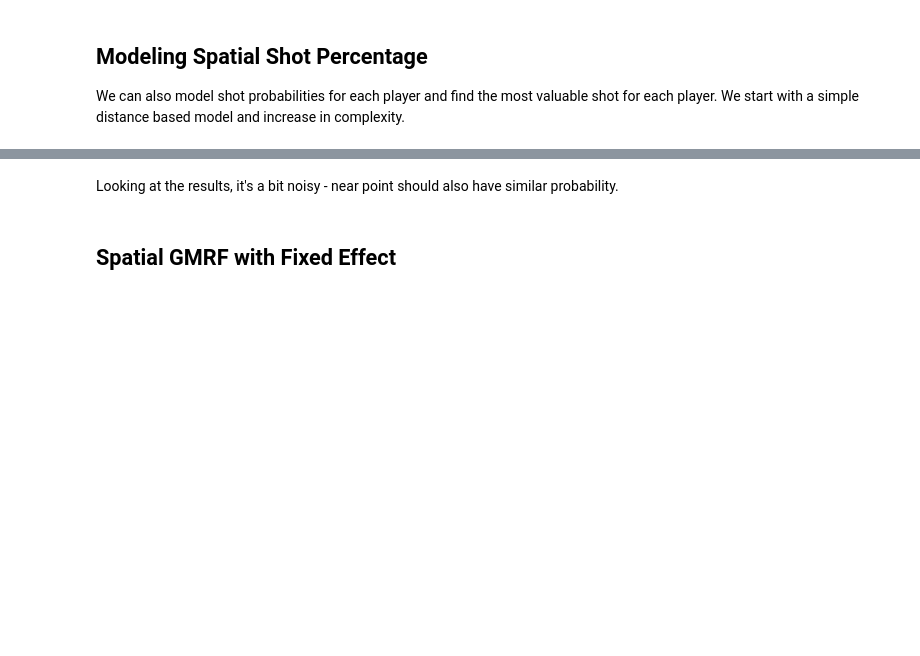
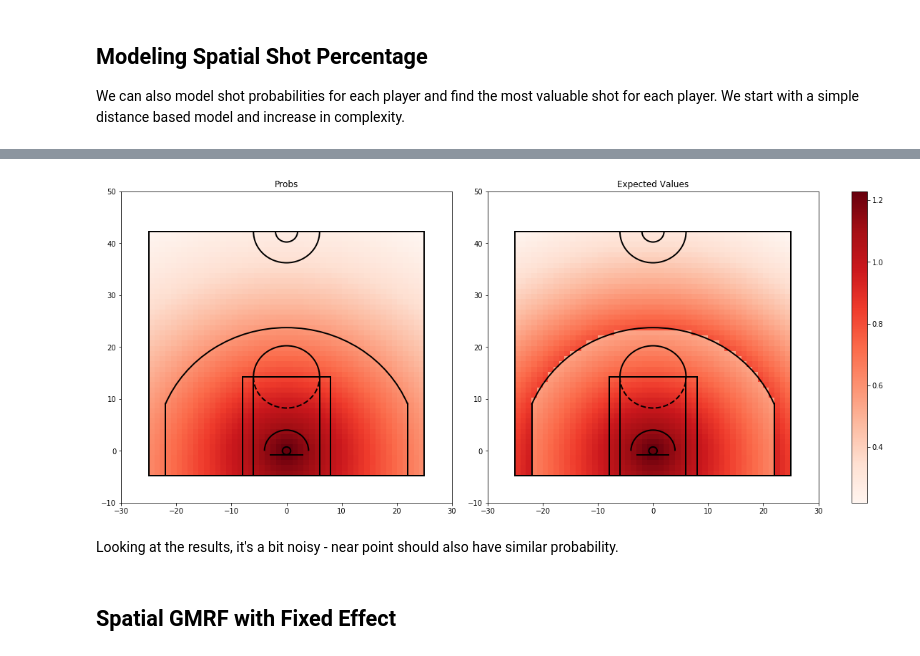
Before and after one commit to rmjiang7/bball-stuff, a Jupyter notebook: Shot Probability Maps.ipynb, the cells around one changed output, grey strips where cells are left out. Saved outputs shown, nothing was run; the diff lists cells and outputs as text; code cells hidden in the pictures; blank space fills up the shorter version.

```diff
--- a/Shot Probability Maps.ipynb
+++ b/Shot Probability Maps.ipynb
@@ -278,0 +351,23 @@ fig.set_size_inches(10,10)
+# %%
+fig, ax = plt.subplots(1, 2)
+
+ax[0] = draw_court(ax = ax[0], outer_lines = True)
+ax[0].set_xlim([-30, 30])
+ax[0].set_ylim([-10, 50])
+ax[0].set_title("Probs")
+p = ax[0].imshow(np.mean(probs, axis = 0).reshape(47,50), cmap = 'Reds', extent = ([-25,25,-4.75,-4.75 + 47]))
+ax[0].set_aspect(47/50)
+
+ax[1] = draw_court(ax = ax[1], outer_lines = True)
+ax[1].set_xlim([-30, 30])
+ax[1].set_ylim([-10, 50])
+ax[1].set_title("Expected Values")
+p = ax[1].imshow(np.mean(probs.reshape(-1,47,50)* pt_values, axis = 0), cmap = 'Reds', extent = ([-25,25,-4.75,-4.75 + 47]))
+ax[1].set_aspect(47/50)
+
+
+fig.subplots_adjust(wspace = -0.5)
+fig.colorbar(p, ax = ax[1])
+fig.set_size_inches(25,8)
+# %% [output]
+[figure, added]
```
Also changed, not shown: parts of 16 cells of this notebook.
